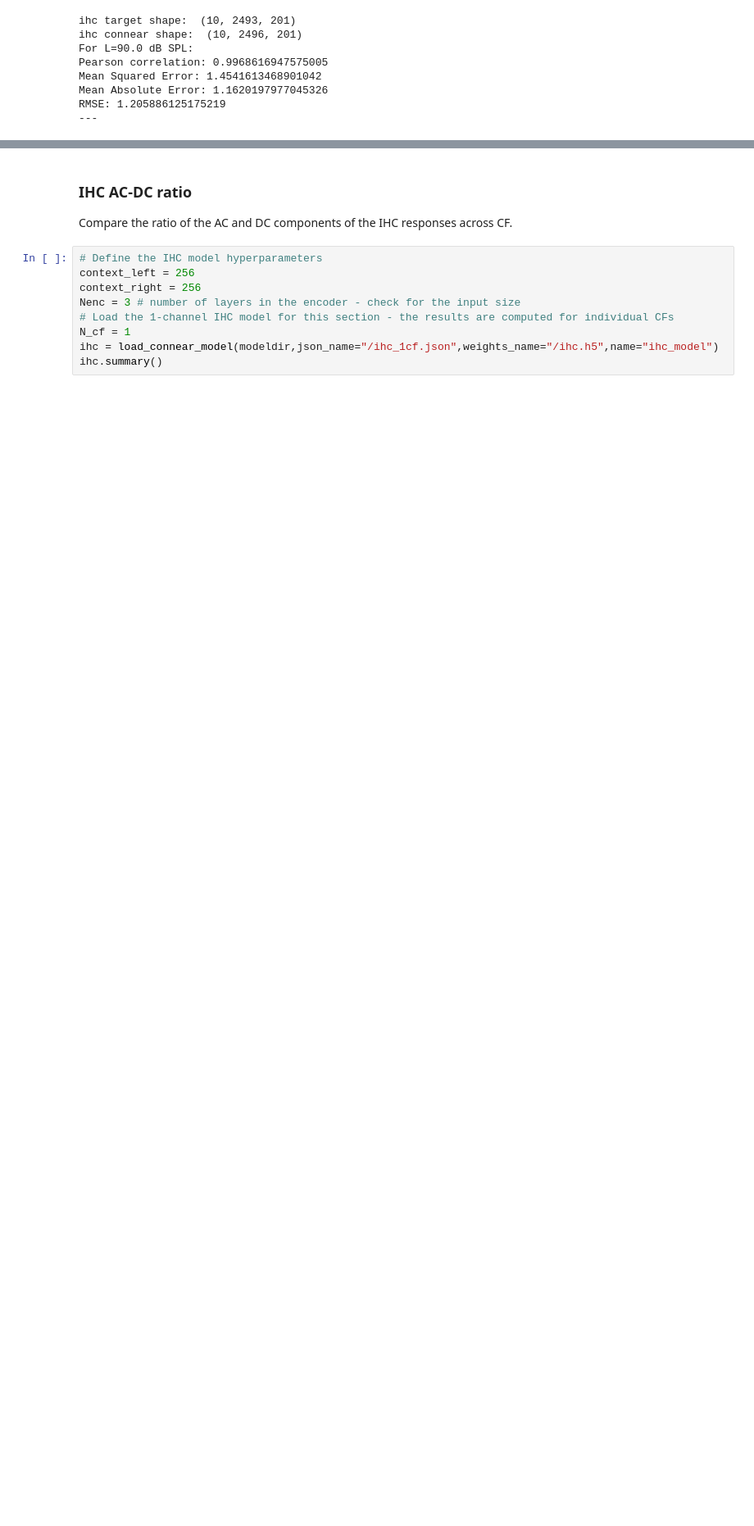
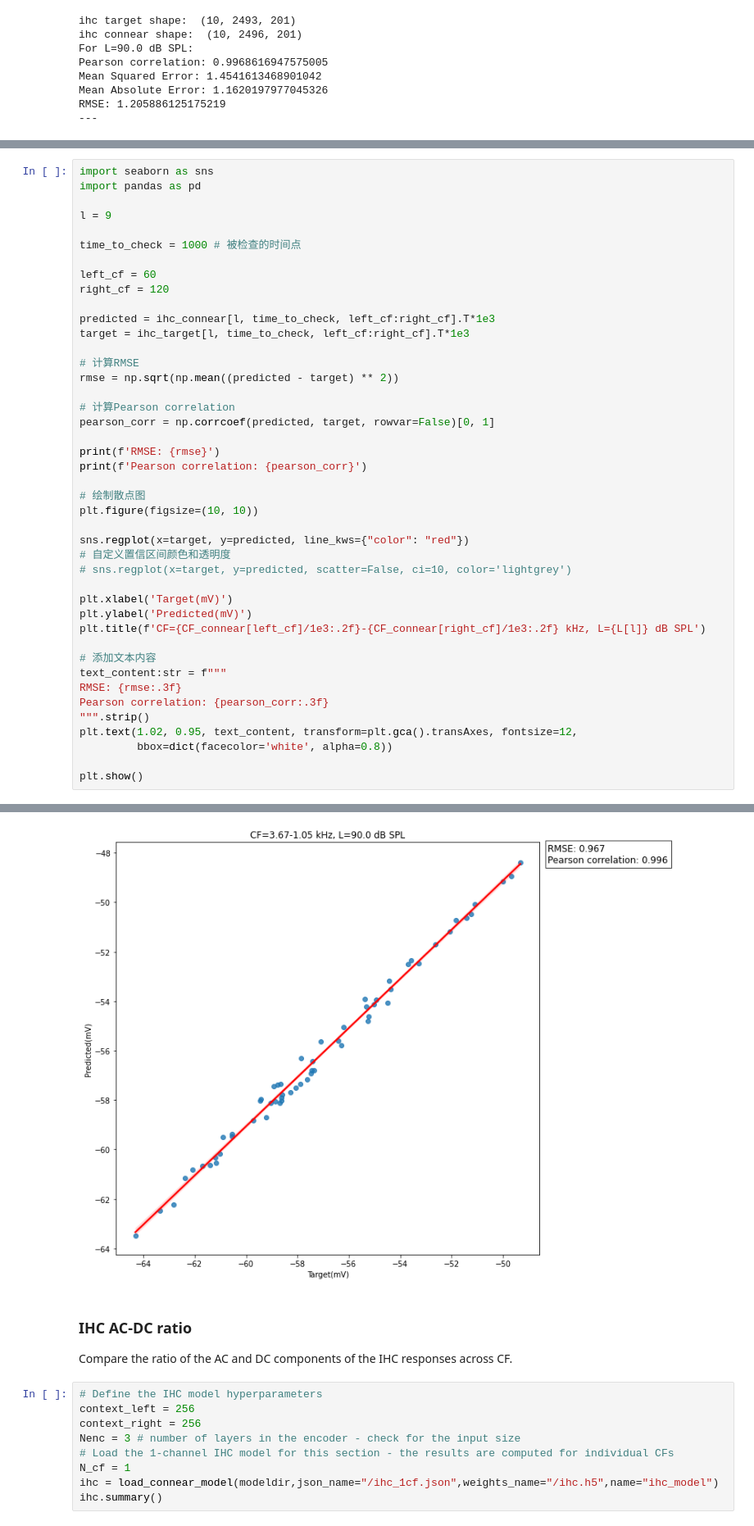
Before and after one commit to xuhe2/CoNNear_IHC-ANF, a Jupyter notebook: connear_notebook.ipynb, the cells around one changed output, grey strips where cells are left out. Shown at 82% size. Drawn from its saved outputs; the diff is of its cells as text; blank space fills up the shorter version.

```diff
--- a/connear_notebook.ipynb
+++ b/connear_notebook.ipynb
@@ -564,0 +607,44 @@ RMSE: 1.205886125175219
+# %%
+import seaborn as sns
+import pandas as pd
+
+l = 9
+
+time_to_check = 1000 # 被检查的时间点
+
+left_cf = 60
+right_cf = 120
+
+predicted = ihc_connear[l, time_to_check, left_cf:right_cf].T*1e3
+target = ihc_target[l, time_to_check, left_cf:right_cf].T*1e3
+
+# 计算RMSE
+rmse = np.sqrt(np.mean((predicted - target) ** 2))
+
+# 计算Pearson correlation
+pearson_corr = np.corrcoef(predicted, target, rowvar=False)[0, 1]
+
+print(f'RMSE: {rmse}')
+print(f'Pearson correlation: {pearson_corr}')
+
+# 绘制散点图
+plt.figure(figsize=(10, 10))
+
+sns.regplot(x=target, y=predicted, line_kws={"color": "red"})
+# 自定义置信区间颜色和透明度
+# sns.regplot(x=target, y=predicted, scatter=False, ci=10, color='lightgrey')
+
+plt.xlabel('Target(mV)')
+plt.ylabel('Predicted(mV)')
+plt.title(f'CF={CF_connear[left_cf]/1e3:.2f}-{CF_connear[right_cf]/1e3:.2f} kHz, L={L[l]} dB SPL')
+
+# 添加文本内容
+text_content:str = f"""
+RMSE: {rmse:.3f}
+Pearson correlation: {pearson_corr:.3f}
+""".strip()
+plt.text(1.02, 0.95, text_content, transform=plt.gca().transAxes, fontsize=12,
+         bbox=dict(facecolor='white', alpha=0.8))
+
+plt.show()
+# %% [output]
@@ -565,3 +653,4 @@ RMSE: 1.205886125175219
+[figure, added]
 # %% [markdown]
 ### IHC AC-DC ratio
 Compare the ratio of the AC and DC components of the IHC responses across CF.
```
Also changed, not shown: parts of 4 cells of this notebook.
